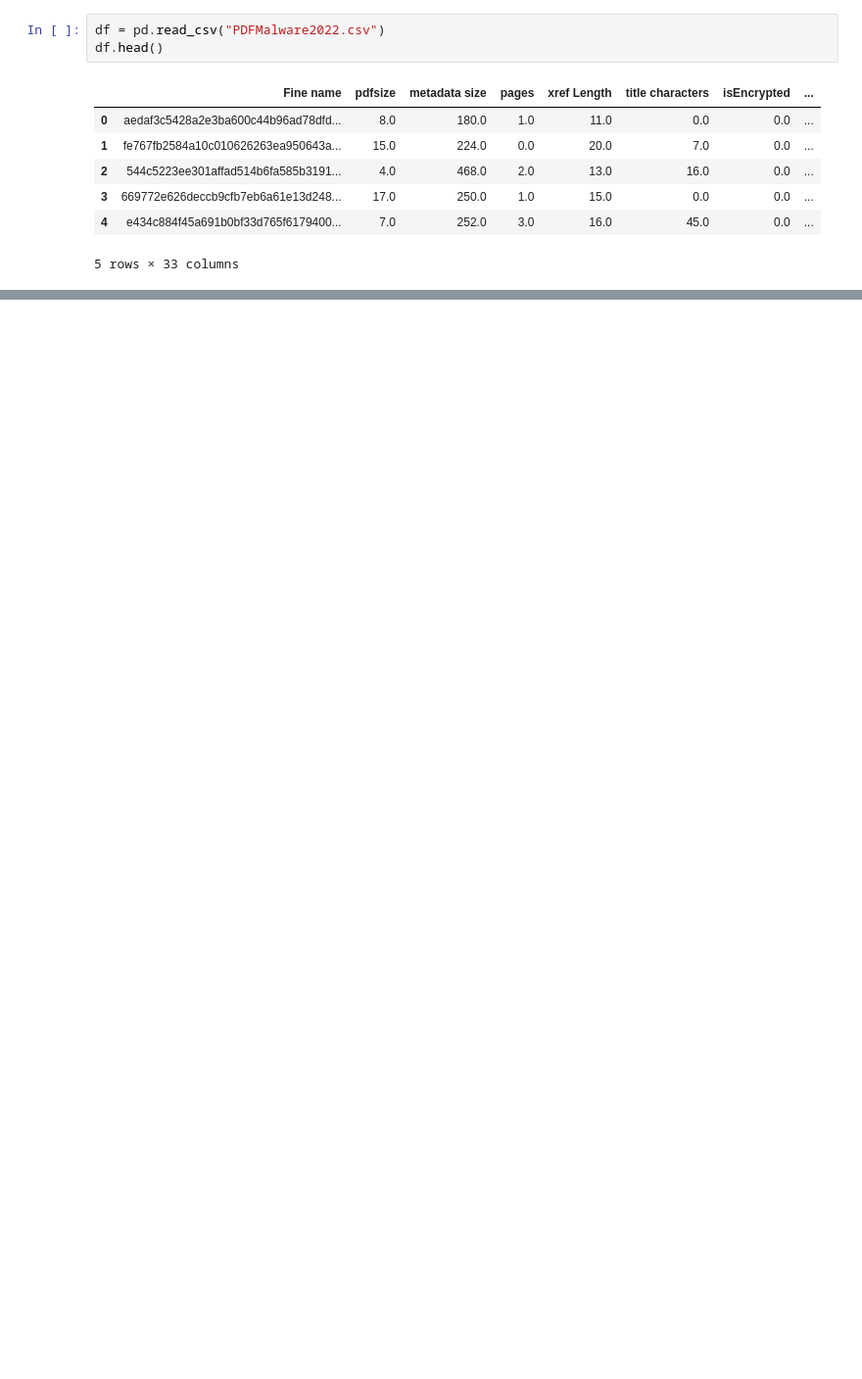
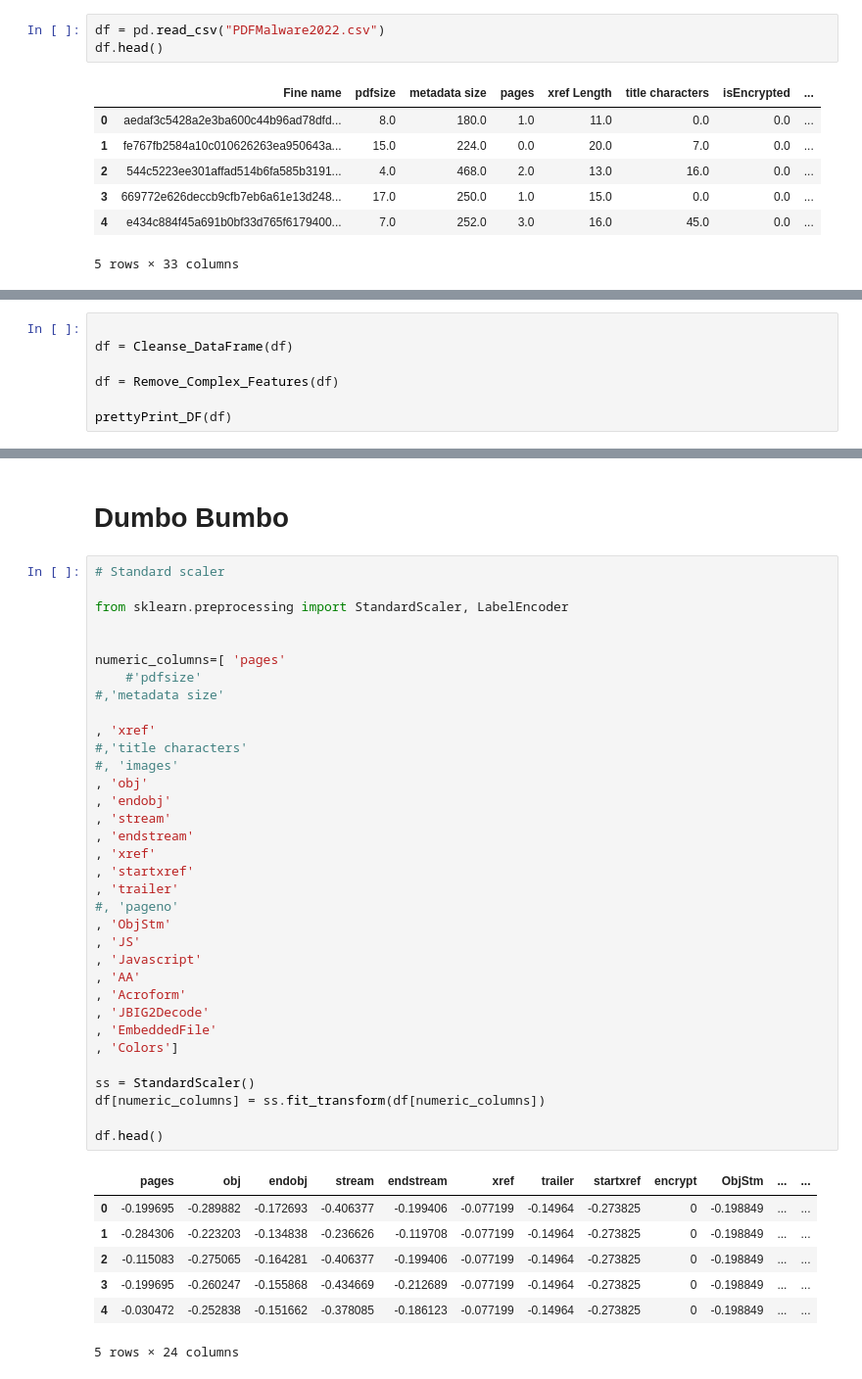
Before and after one commit to aymanreda56/Vigil-Anti, a Jupyter notebook: Source/PDFs/classifier.ipynb, the cells around one changed output, grey strips where cells are left out. Shown at 98% size. Drawn from its saved outputs; the diff is of its cells as text; blank space fills up the shorter version.

```diff
--- a/Source/PDFs/classifier.ipynb
+++ b/Source/PDFs/classifier.ipynb
@@ -281,0 +14,7 @@ for col in df.columns:
+# %%
+
+df = Cleanse_DataFrame(df)
+
+df = Remove_Complex_Features(df)
+
+prettyPrint_DF(df)
@@ -281,0 +39,44 @@ for col in df.columns:
+# %% [markdown]
+# Dumbo Bumbo
+# %%
+# Standard scaler
+
+from sklearn.preprocessing import StandardScaler, LabelEncoder
+
+
+numeric_columns=[ 'pages'
+    #'pdfsize'
+#,'metadata size'
+
+, 'xref'
+#,'title characters'
+#, 'images'
+, 'obj'
+, 'endobj'
+, 'stream'
+, 'endstream'
+, 'xref'
+, 'startxref'
+, 'trailer'
+#, 'pageno'
+, 'ObjStm'
+, 'JS'
+, 'Javascript'
+, 'AA'
+, 'Acroform'
+, 'JBIG2Decode'
+, 'EmbeddedFile'
+, 'Colors']
+
+ss = StandardScaler()
+df[numeric_columns] = ss.fit_transform(df[numeric_columns])
+
+df.head()
+# %% [output]
+|  | pages | obj | endobj | stream | endstream | xref | trailer | startxref | encrypt | ObjStm | ... | ... |
+| 0 | -0.199695 | -0.289882 | -0.172693 | -0.406377 | -0.199406 | -0.077199 | -0.14964 | -0.273825 | 0 | -0.198849 | ... | ... |
+| 1 | -0.284306 | -0.223203 | -0.134838 | -0.236626 | -0.119708 | -0.077199 | -0.14964 | -0.273825 | 0 | -0.198849 | ... | ... |
+| 2 | -0.115083 | -0.275065 | -0.164281 | -0.406377 | -0.199406 | -0.077199 | -0.14964 | -0.273825 | 0 | -0.198849 | ... | ... |
+| 3 | -0.199695 | -0.260247 | -0.155868 | -0.434669 | -0.212689 | -0.077199 | -0.14964 | -0.273825 | 0 | -0.198849 | ... | ... |
+| 4 | -0.030472 | -0.252838 | -0.151662 | -0.378085 | -0.186123 | -0.077199 | -0.14964 | -0.273825 | 0 | -0.198849 | ... | ... |
+5 rows × 24 columns
```
Also changed, not shown: parts of 17 cells of this notebook, 12 other files.
